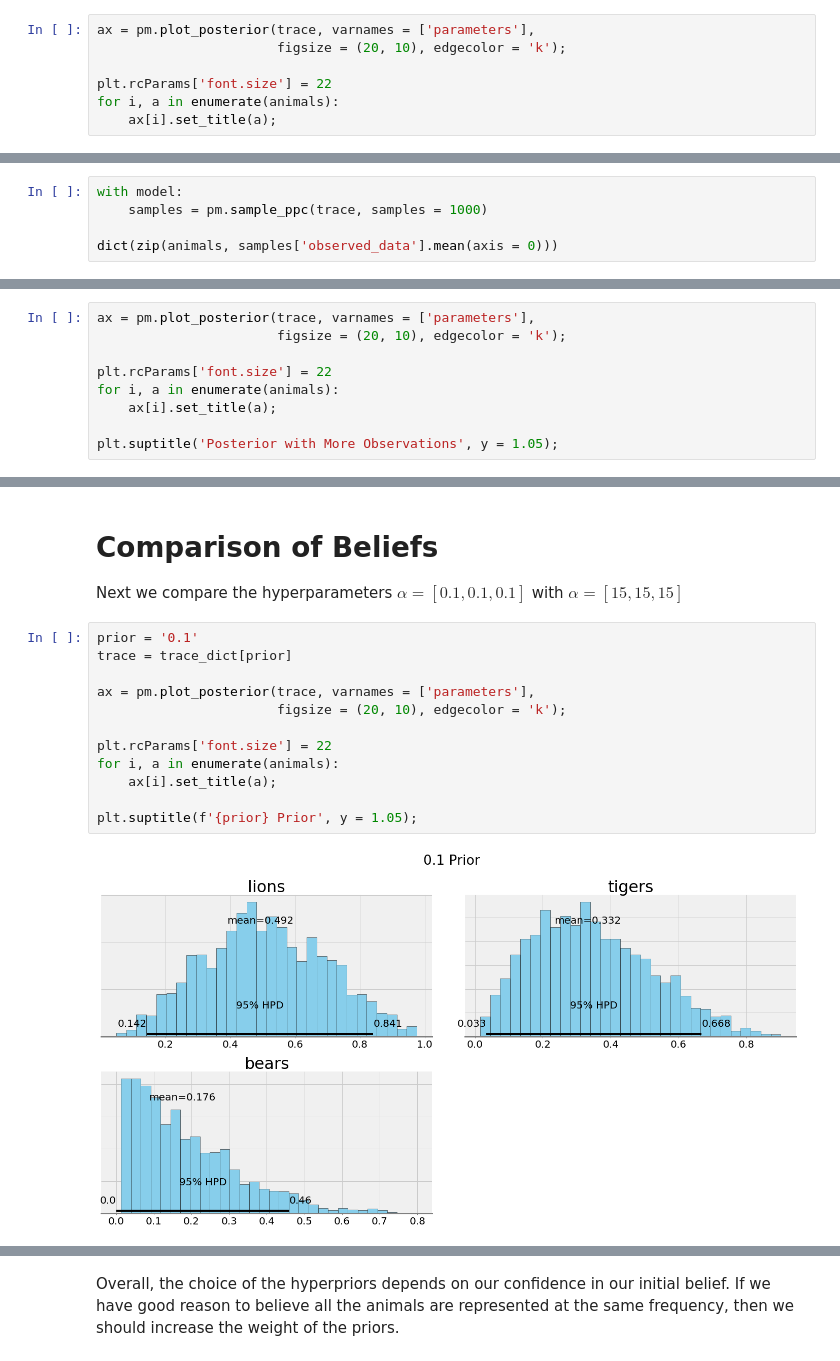
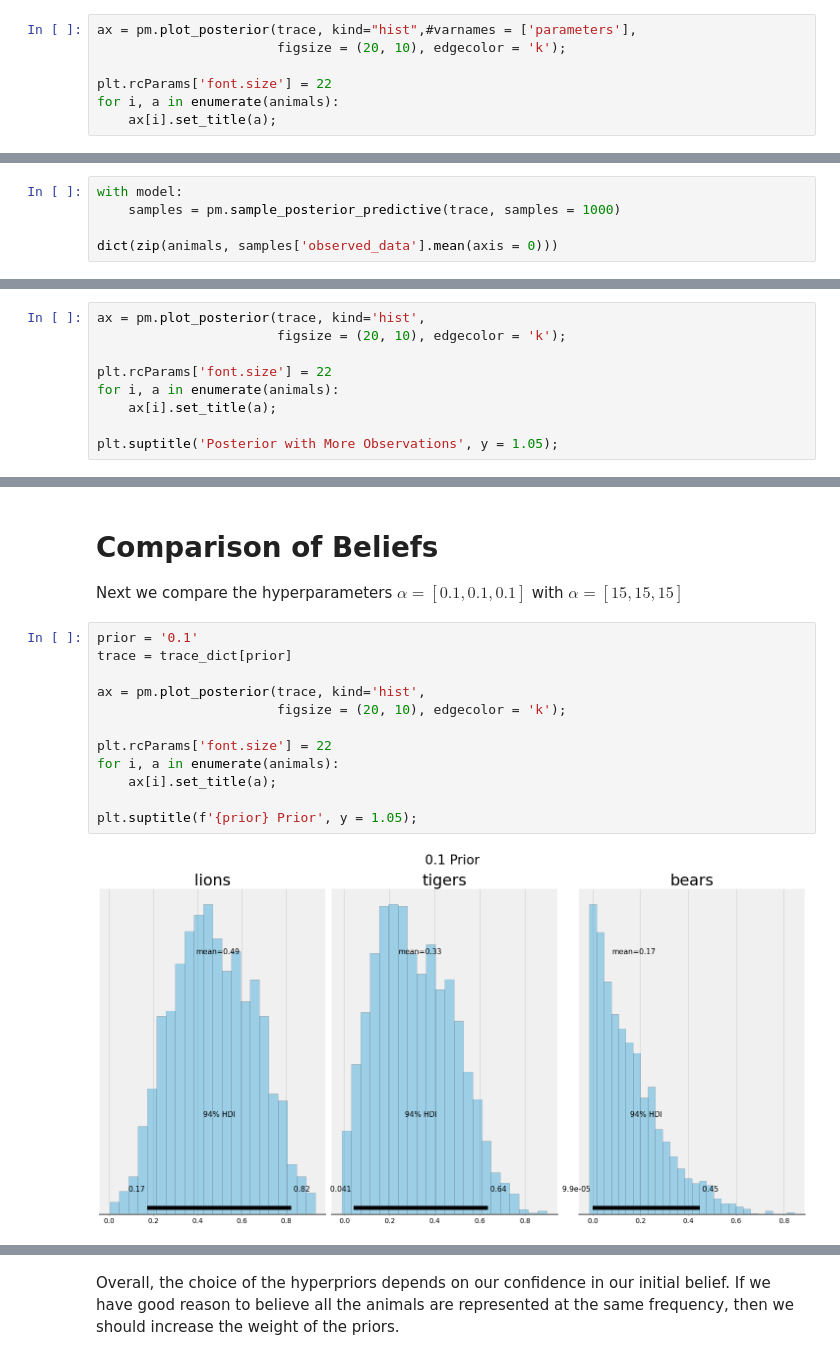
Before and after one commit to WillKoehrsen/probabilistic-programming, a Jupyter notebook: Estimating Probabilities with Bayesian Inference.ipynb, the cells around one changed output, grey strips where cells are left out. Cells and saved outputs as stored; diff of their text form.

```diff
--- a/Estimating Probabilities with Bayesian Inference.ipynb
+++ b/Estimating Probabilities with Bayesian Inference.ipynb
@@ -300,7 +302,7 @@ PyMC3 offers a number of [plotting options](https://docs.pymc.io/api/plots.html)
 
 ## Posterior Plot
 # %%
-ax = pm.plot_posterior(trace, varnames = ['parameters'],
+ax = pm.plot_posterior(trace, kind="hist",#varnames = ['parameters'],
                        figsize = (20, 10), edgecolor = 'k');
 
 plt.rcParams['font.size'] = 22
@@ -352,7 +355,7 @@ The MAP estimates are exactly the same as the observations. These are also the r
 We can now use the posterior (contained in the `trace`) to draw samples of data. For example, we can simulate 1000 trips to the wildlife preserve as follows.
 # %%
 with model:
-    samples = pm.sample_ppc(trace, samples = 1000)
+    samples = pm.sample_posterior_predictive(trace, samples = 1000)
 
 dict(zip(animals, samples['observed_data'].mean(axis = 0)))
 # %% [output]
@@ -461,7 +467,7 @@ summary
 # %% [markdown]
 The uncertainty of the prevalence of bears has decreased and the prevalence of the lions and tigers is nearly identical as expected from the data. As we gather more data, we can incorporate it into the model to get more accurate estimates. A larger amount of data will mean less uncertainty in the sampling as well.
 # %%
-ax = pm.plot_posterior(trace, varnames = ['parameters'],
+ax = pm.plot_posterior(trace, kind='hist',
                        figsize = (20, 10), edgecolor = 'k');
 
 plt.rcParams['font.size'] = 22
@@ -539,17 +553,17 @@ Next we compare the hyperparameters $\alpha = [0.1, 0.1, 0.1]$ with $\alpha = [1
 # %%
 prior = '0.1'
 trace = trace_dict[prior]
 
-ax = pm.plot_posterior(trace, varnames = ['parameters'],
+ax = pm.plot_posterior(trace, kind='hist',
                        figsize = (20, 10), edgecolor = 'k');
 
 plt.rcParams['font.size'] = 22
 for i, a in enumerate(animals):
     ax[i].set_title(a);
 
 plt.suptitle(f'{prior} Prior', y = 1.05);
 # %% [output]
-[figure, old version]
+[figure, new version]
 # %%
 summary = pm.summary(trace)
 summary.index = animals
```
Also changed, not shown: parts of 28 cells of this notebook.
